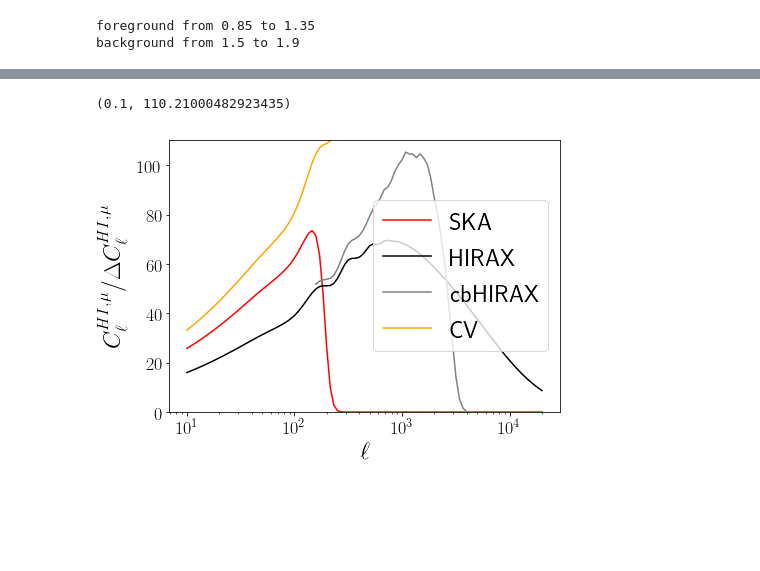
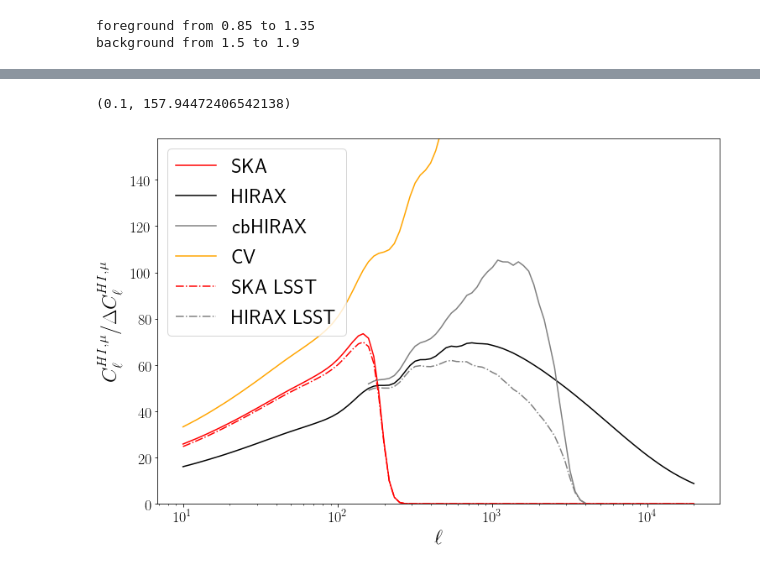
Before and after one commit to amadeuswi/MagBias, a Jupyter notebook: S2N.ipynb, the cells around one changed output, grey strips where cells are left out. Saved outputs shown, nothing was run; the diff lists cells and outputs as text; code cells hidden in the pictures; blank space fills up the shorter version.

Commit message:
added LSST shot noise

```diff
--- a/S2N.ipynb
+++ b/S2N.ipynb
@@ -272,0 +267,5 @@ using n(x) file
+# %%
+#with shot noise:
+S2N_SKA_LSST = S2N(ltab, zf, dzf, zb, dzb, powspeclist, SURVEY=[SKA, LSST])
+# S2N_HIRAX_LSST = S2N(ltab, zf, dzf, zb, dzb, powspeclist, SURVEY=[hirax, LSST])
+S2N_cbHIRAX_LSST = S2N(ltab, zf, dzf, zb, dzb, powspeclist, SURVEY=[cb_hirax, LSST])
@@ -276,23 +286,25 @@ HIRAXcum = np.sqrt(np.array([np.sum( S2N_HIRAX[:i]**2) for i in range(len(S2N_HI
 CVcum = np.sqrt(np.array([np.sum( S2N_CV[:i]**2) for i in range(len(S2N_CV))]))
 # %%
-fig = P.figure(); ax1 = fig.add_subplot(111);
+fig = P.figure(figsize = (12,8)); ax1 = fig.add_subplot(111);
 
 ax1.semilogx(ltab, S2N_SKA, label = "SKA", color = "red")
 ax1.semilogx(ltab, S2N_HIRAX, label = "HIRAX", color = "black")
 ax1.semilogx(ltab, S2N_cbHIRAX, label = "cbHIRAX", color = "grey")
 ax1.semilogx(ltab, S2N_CV, label = "CV", color = "orange")
 
 # ax1.semilogx(ltab, CVcum, ls = ":", color = "orange")
 # ax1.semilogx(ltab, HIRAXcum, ls = ":", color = "black")
 # ax1.semilogx(ltab, SKAcum, ls = ":", color = "red")
 
+ax1.semilogx(ltab, S2N_SKA_LSST, label = "SKA LSST", color = "red", ls = "-.")
+ax1.semilogx(ltab, S2N_cbHIRAX_LSST, label = "HIRAX LSST", color = "grey", ls = "-.")
+
 ax1.set_ylabel("$C_\ell^{HI,\mu} / \Delta C_\ell^{HI,\mu} $")
 ax1.set_xlabel("$\ell$")
-ax1.legend()
+ax1.legend(loc = "upper left")
 
-# ax1.set_ylim((0.1,20))
-ax1.set_ylim((0.1,1.5 * np.amax((S2N_HIRAX, S2N_SKA))))
+ax1.set_ylim((0.1,1.5 * np.nanmax((S2N_cbHIRAX, S2N_SKA))))
 # ax1.set_ylim((0.1,1.5 * np.amax((HIRAXcum, SKAcum))))
 # %% [output]
-(0.1, 110.21000482923435)
+(0.1, 157.94472406542138)
-[figure, old version]
+[figure, new version]
```
Also changed, not shown: parts of 6 cells of this notebook, 2 other files.
